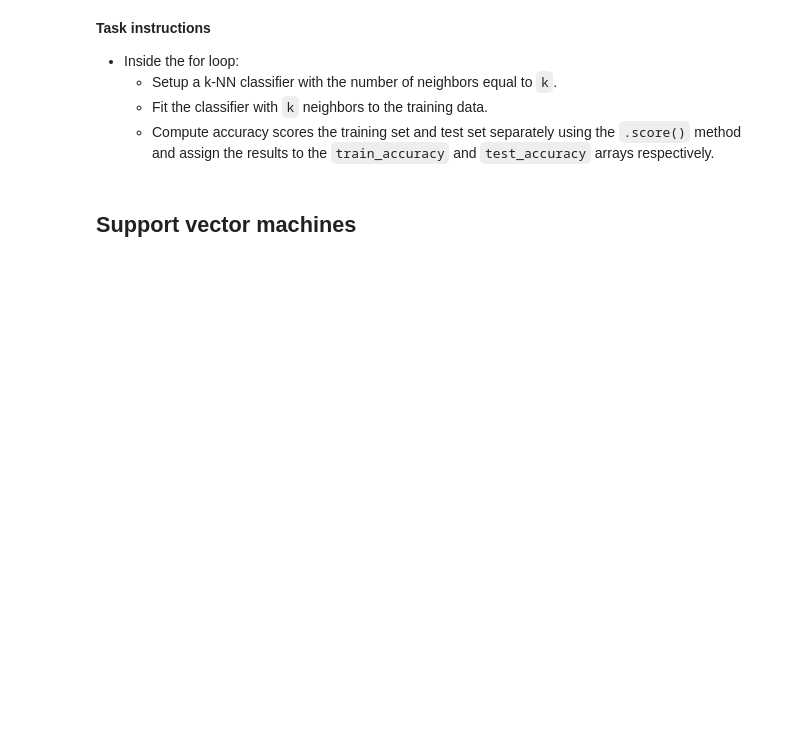
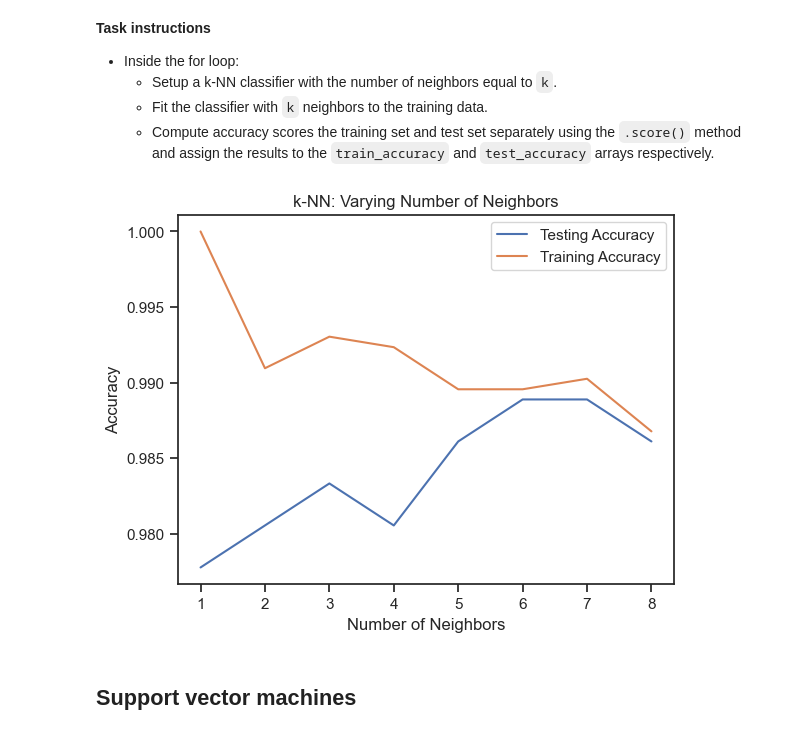
Before and after one commit to onlybuzy/Homework_VA_25, a Jupyter notebook: Classification.ipynb, the cells around one changed output. Saved outputs shown, nothing was run; the diff lists cells and outputs as text; code cells hidden in the pictures; blank space fills up the shorter version.

```diff
--- a/Classification.ipynb
+++ b/Classification.ipynb
@@ -272,7 +266,7 @@ X_train, X_test, y_train, y_test = train_test_split(X, y, test_size=0.2, random_
 # Create a k-NN classifier with 7 neighbors: knn
 knn=KNeighborsClassifier(n_neighbors=7)
 # Fit the classifier to the training data
-knn.fit(X,y)
+knn.fit(X_train,y_train)
 # Print the accuracy
 print(knn.score(X, y))
 # %% [output]
@@ -293,31 +287,34 @@ The training and testing sets are available to you in the workspace as `X_train`
 # %%
 # Setup arrays to store train and test accuracies
 neighbors = np.arange(1, 9)
 train_accuracy = np.empty(len(neighbors))
 test_accuracy = np.empty(len(neighbors))
 
 # Loop over different values of k
 for i, k in enumerate(neighbors):
     # Setup a k-NN Classifier with k neighbors: knn
-    ____
+    knn=KNeighborsClassifier(n_neighbors=k)
 
     # Fit the classifier to the training data
-    ____
+
+    knn.fit(X_train,y_train)
 
     #Compute accuracy on the training set
-    train_accuracy[i] = ____
+    train_accuracy[i] = knn.score(X_train, y_train)
 
     #Compute accuracy on the testing set
-    test_accuracy[i] = ____
+    test_accuracy[i] = knn.score(X_test, y_test)
 
 # Generate plot
 plt.title('k-NN: Varying Number of Neighbors')
 plt.plot(neighbors, test_accuracy, label = 'Testing Accuracy')
 plt.plot(neighbors, train_accuracy, label = 'Training Accuracy')
 plt.legend()
 plt.xlabel('Number of Neighbors')
 plt.ylabel('Accuracy')
 plt.show()
+# %% [output]
+[figure, added]
 # %% [markdown]
 ## Support vector machines
 # %% [markdown]
```
Also changed, not shown: parts of 9 cells of this notebook.
